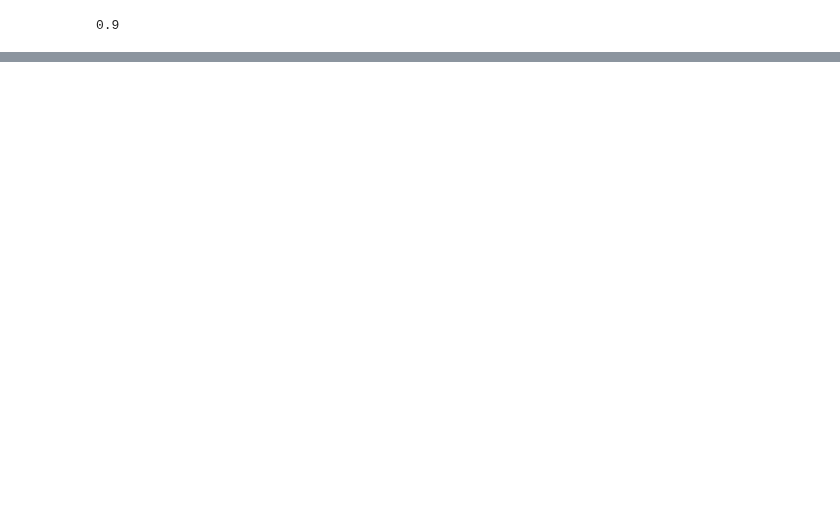
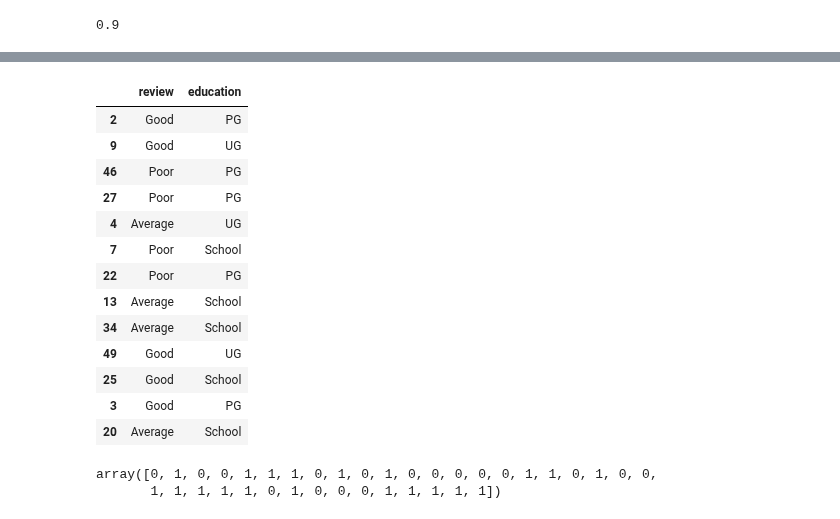
Before and after one commit to DurgaSaiVishnu/Machine_learning, a Jupyter notebook: learning-scikit.ipynb, the cells around one changed output, grey strips where cells are left out. Cells and saved outputs as stored; diff of their text form; code cells hidden in the pictures; blank space fills up the shorter version.

```diff
--- a/placements-train.ipynb
+++ b/learning-scikit.ipynb
@@ -157,0 +150,24 @@ NameError: name 'clf' is not defined
+# %%
+df = pd.read_csv("customer.csv")
+df = df.iloc[:,2:]
+# %%
+from sklearn.model_selection import train_test_split
+
+x_train,x_test,y_train,y_test= train_test_split(df.iloc[:,0:2],df.iloc[:,-1])
+# %%
+x_test
+# %% [output]
+|  | review | education |
+| 2 | Good | PG |
+| 9 | Good | UG |
+| 46 | Poor | PG |
+| 27 | Poor | PG |
+| 4 | Average | UG |
+| 7 | Poor | School |
+| 22 | Poor | PG |
+| 13 | Average | School |
+| 34 | Average | School |
+| 49 | Good | UG |
+| 25 | Good | School |
+| 3 | Good | PG |
+| 20 | Average | School |
@@ -157,0 +185,14 @@ NameError: name 'clf' is not defined
+# %%
+from sklearn.preprocessing import LabelEncoder
+
+labeler  = LabelEncoder()
+
+labeler.fit(y_train)
+
+y_train = labeler.transform(y_train)
+y_test = labeler.transform(y_test)
+
+y_train
+# %% [output]
+array([0, 1, 0, 0, 1, 1, 1, 0, 1, 0, 1, 0, 0, 0, 0, 0, 1, 1, 0, 1, 0, 0,
+       1, 1, 1, 1, 1, 0, 1, 0, 0, 0, 1, 1, 1, 1, 1])
```
Also changed, not shown: parts of 8 cells of this notebook, 4 other files.
